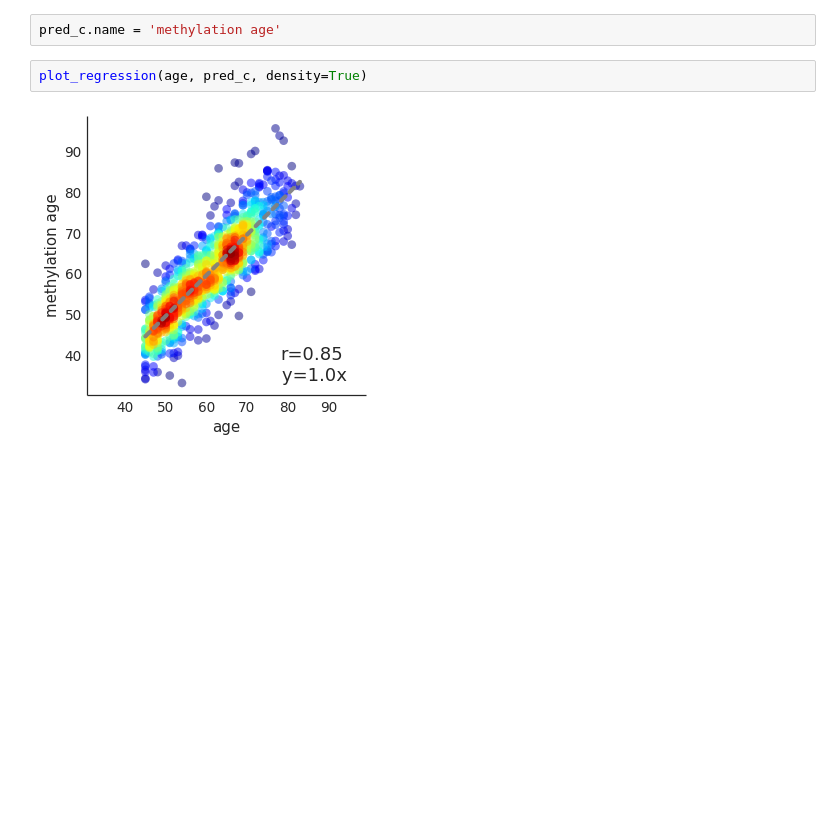
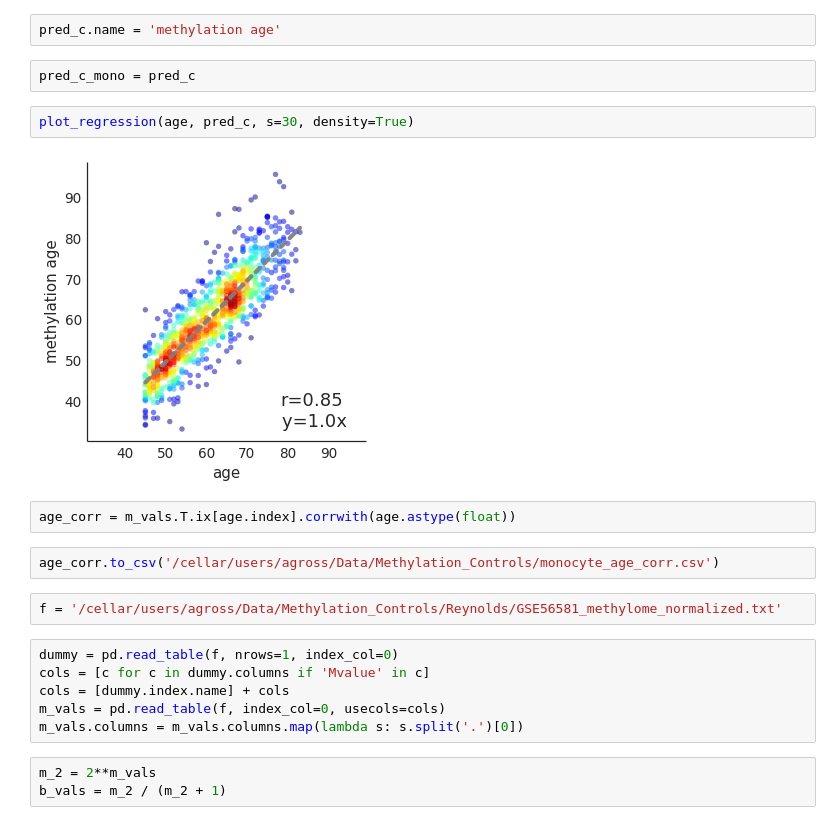
Before and after one commit to theandygross/HIV_Methylation, a Jupyter notebook: Benchmarks/CD14_aging.ipynb, the cells around one changed output. Saved outputs shown, nothing was run; the diff lists cells and outputs as text; blank space fills up the shorter version.

```diff
--- a/Benchmarks/CD14_aging.ipynb
+++ b/Benchmarks/CD14_aging.ipynb
@@ -80,7 +84,24 @@ pred_c = (pred_adj + pred2_adj) / 2
 pred_c = detrend(age, pred_c)
 # %%
 pred_c.name = 'methylation age'
+# %%
+pred_c_mono = pred_c
 # %%
-plot_regression(age, pred_c, density=True)
+plot_regression(age, pred_c, s=30, density=True)
 # %% [output]
-[figure, old version]
+[figure, new version]
+# %%
+age_corr = m_vals.T.ix[age.index].corrwith(age.astype(float))
+# %%
+age_corr.to_csv('/cellar/users/agross/Data/Methylation_Controls/monocyte_age_corr.csv')
+# %%
+f = '/cellar/users/agross/Data/Methylation_Controls/Reynolds/GSE56581_methylome_normalized.txt'
+# %%
+dummy = pd.read_table(f, nrows=1, index_col=0)
+cols = [c for c in dummy.columns if 'Mvalue' in c]
+cols = [dummy.index.name] + cols
+m_vals = pd.read_table(f, index_col=0, usecols=cols)
+m_vals.columns = m_vals.columns.map(lambda s: s.split('.')[0])
+# %%
+m_2 = 2**m_vals
+b_vals = m_2 / (m_2 + 1)
```
Also changed, not shown: parts of 22 cells of this notebook, 12 other files.
